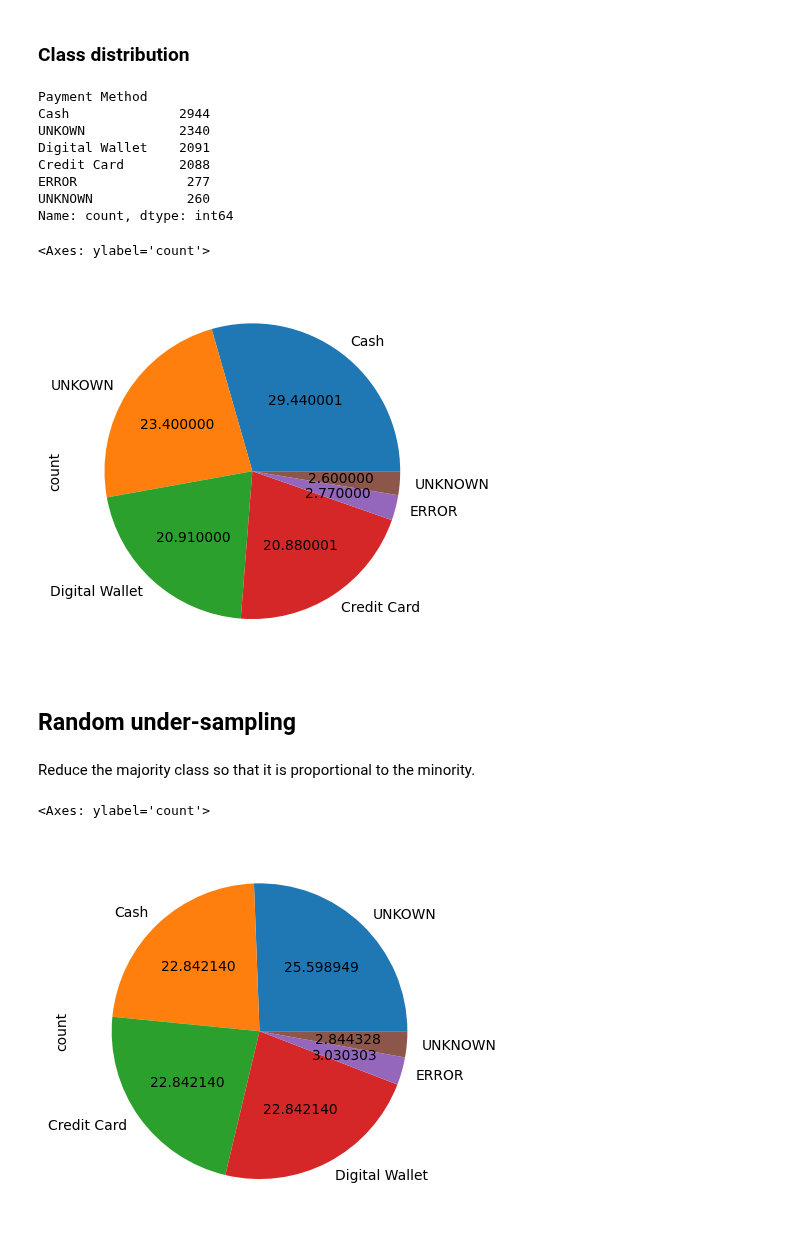
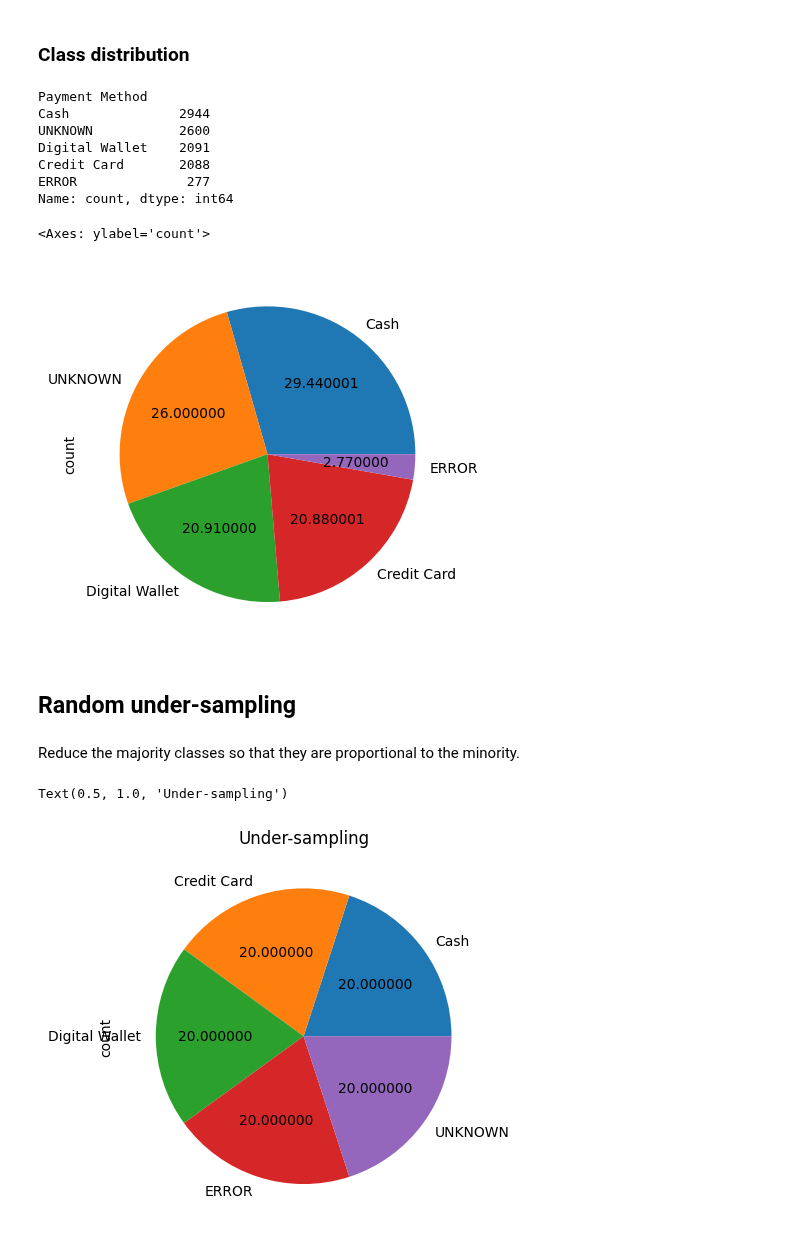
Before and after one commit to bodhichristian/python-basics, a Jupyter notebook: feature_engineering/feature_engineering.ipynb, the cells around one changed output. Drawn from its saved outputs; the diff is of its cells as text; code cells hidden in the pictures.

```diff
--- a/feature_engineering/feature_engineering.ipynb
+++ b/feature_engineering/feature_engineering.ipynb
@@ -259,7 +259,7 @@ cafe_df.head(10)
 ### Extract into x and y
 # %%
 X = cafe_df.drop(['Payment Method'], axis=1)
-y = cafe_df['Payment Method'].fillna('UNKOWN')
+y = cafe_df['Payment Method'].fillna('UNKNOWN')
 # %% [markdown]
 ### Class distribution
 # %%
@@ -267,43 +267,32 @@ y.value_counts()
 # %% [output]
 Payment Method
 Cash              2944
-UNKOWN            2340
+UNKNOWN           2600
 Digital Wallet    2091
 Credit Card       2088
 ERROR              277
-UNKNOWN            260
 Name: count, dtype: int64
 # %%
 y.value_counts().plot.pie(autopct='%2f')
 # %% [output]
 <Axes: ylabel='count'>
-[figure, old version]
+[figure, new version]
 # %% [markdown]
 ## Random under-sampling
 # %% [markdown]
-Reduce the majority class so that it is proportional to the minority.
+Reduce the majority classes so that they are proportional to the minority.
 # %%
 from imblearn.under_sampling import RandomUnderSampler
 
-# sampling_strategy takes either a float or a dict, depending on the value's type
-# for floats, an argument of 1 will yield a 1:1 ratio
-# for strings, a dict is created to define the target counts by class
-
-target_count = 2088
-
-strategy = {
-    'Cash': target_count,
-    'Credit Card': target_count,
-    'Digital Wallet': target_count,
-}
+strategy = 'not minority' # resample all classes except the majority class
 
 rus = RandomUnderSampler(sampling_strategy=strategy)
 
 # resample data
 X_res, y_res = rus.fit_resample(X, y)
 
 res_pie = y_res.value_counts().plot.pie(autopct='%2f')
-res_pie
+res_pie.set_title('Under-sampling')
 # %% [output]
-<Axes: ylabel='count'>
+Text(0.5, 1.0, 'Under-sampling')
-[figure, old version]
+[figure, new version]
```
Also changed, not shown: parts of 5 cells of this notebook.
